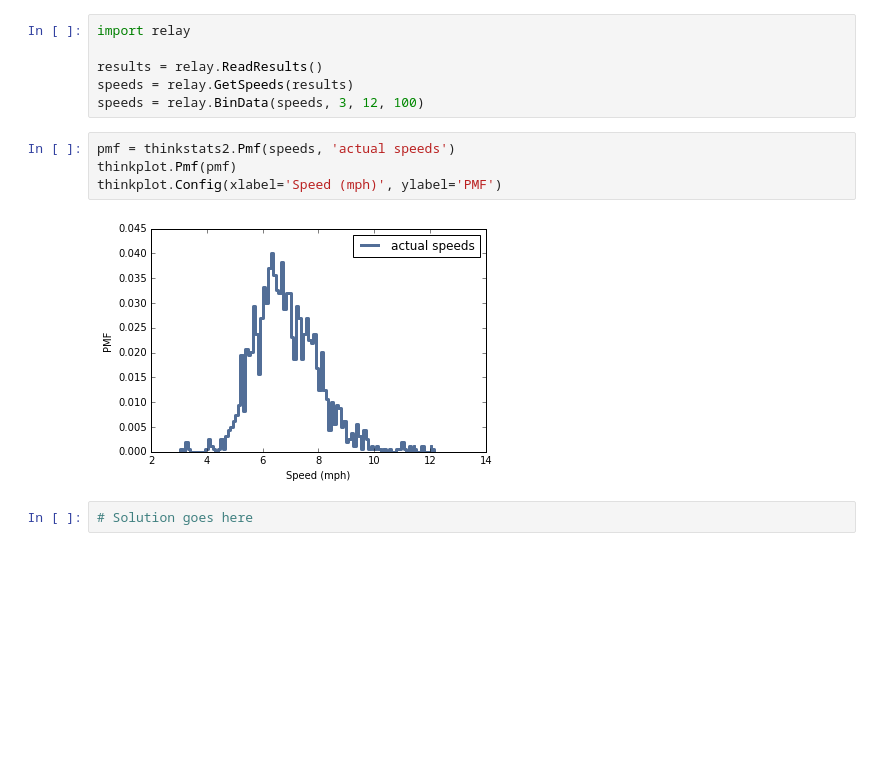
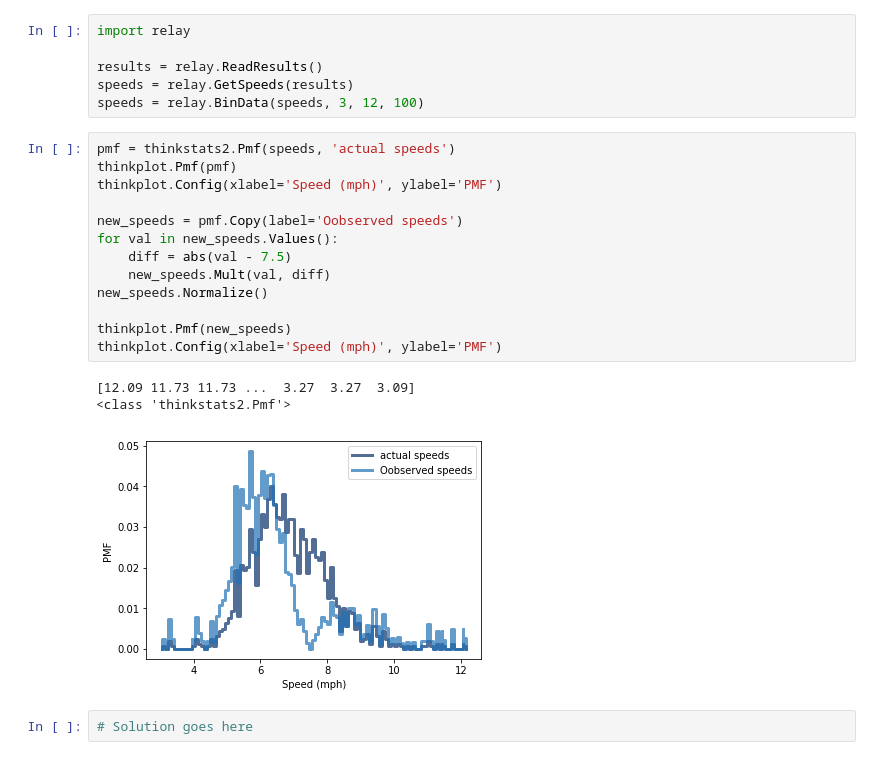
Before and after one commit to dteklavya/ThinkStats2, a Jupyter notebook: code/chap03ex.ipynb, the cells around one changed output. Saved outputs shown, nothing was run; the diff lists cells and outputs as text; blank space fills up the shorter version.

Commit message:
Exercise 3.4 - Speed distribution from runners point. Morre work needed.

```diff
--- a/code/chap03ex.ipynb
+++ b/code/chap03ex.ipynb
@@ -488,9 +488,20 @@ speeds = relay.BinData(speeds, 3, 12, 100)
 # %%
 pmf = thinkstats2.Pmf(speeds, 'actual speeds')
 thinkplot.Pmf(pmf)
 thinkplot.Config(xlabel='Speed (mph)', ylabel='PMF')
+
+new_speeds = pmf.Copy(label='Oobserved speeds')
+for val in new_speeds.Values():
+    diff = abs(val - 7.5)
+    new_speeds.Mult(val, diff)
+new_speeds.Normalize()
+
+thinkplot.Pmf(new_speeds)
+thinkplot.Config(xlabel='Speed (mph)', ylabel='PMF')
 # %% [output]
+[12.09 11.73 11.73 ...  3.27  3.27  3.09]
+<class 'thinkstats2.Pmf'>
-[figure, old version]
+[figure, new version]
 # %%
 # Solution goes here
 # %%
```
